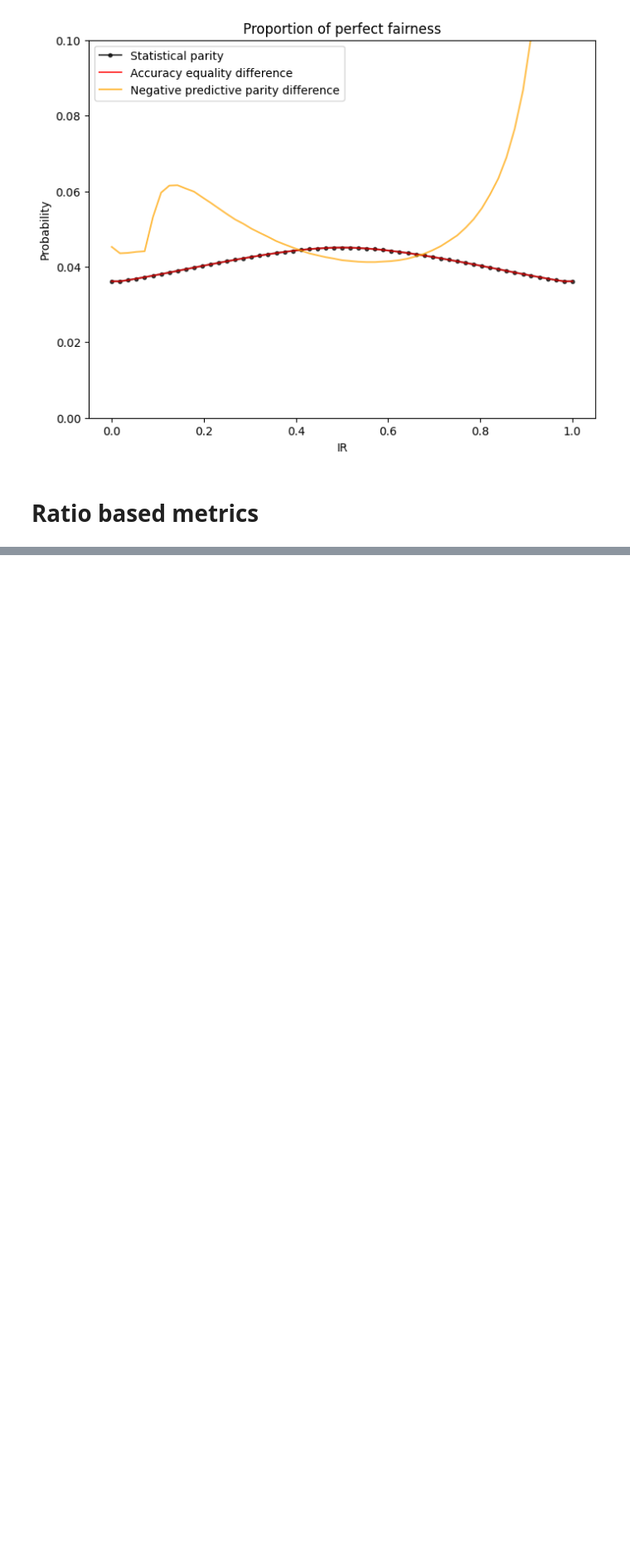
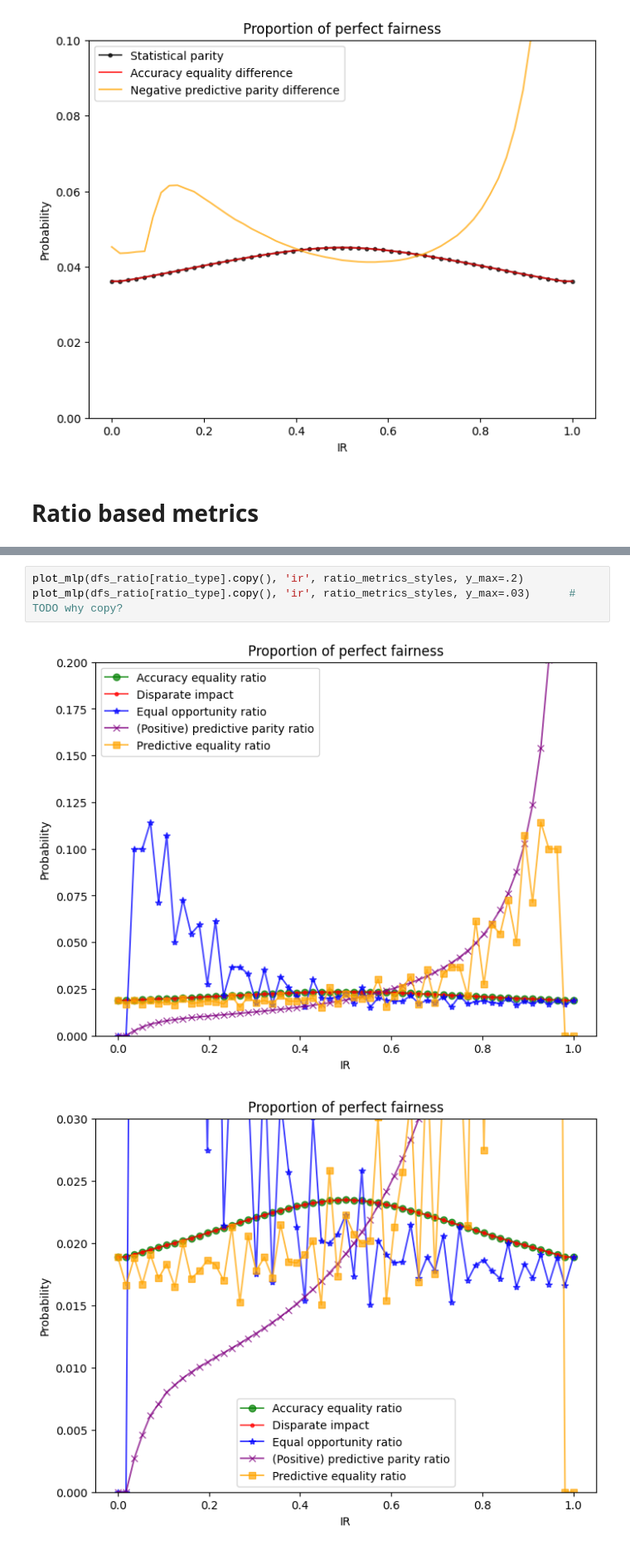
Before and after one commit to emanuelrck/Replication_analysis-of-fairness-measures, a Jupyter notebook: ppf_plot.ipynb, the cells around one changed output, grey strips where cells are left out. Shown at 83% size. Drawn from its saved outputs; the diff is of its cells as text; blank space fills up the shorter version.

```diff
--- a/ppf_plot.ipynb
+++ b/ppf_plot.ipynb
@@ -249,0 +254,6 @@ for ratio_type in ['gr', 'ir']:
+# %%
+plot_mlp(dfs_ratio[ratio_type].copy(), 'ir', ratio_metrics_styles, y_max=.2)
+plot_mlp(dfs_ratio[ratio_type].copy(), 'ir', ratio_metrics_styles, y_max=.03)      # TODO why copy?
+# %% [output]
+[figure, added]
+[figure, added]
```
Also changed, not shown: parts of 6 cells of this notebook.
